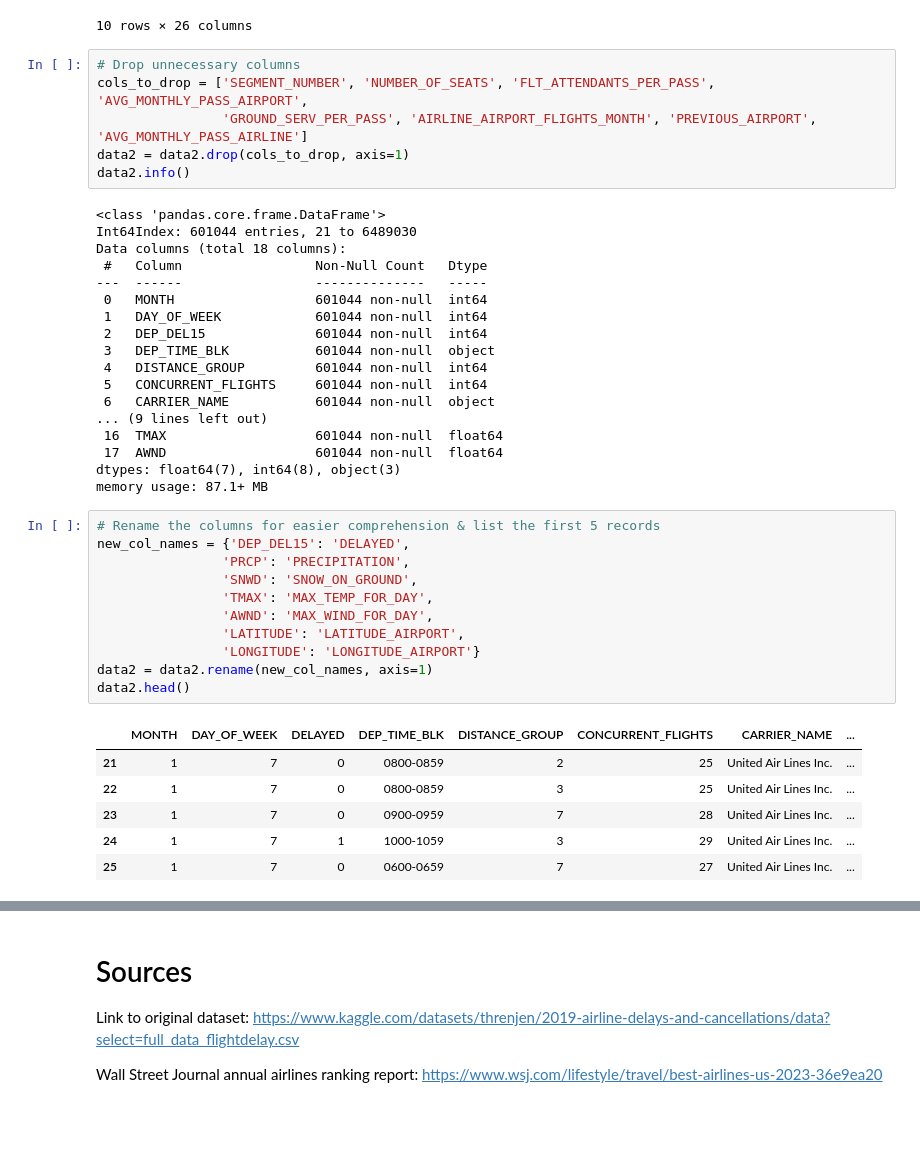
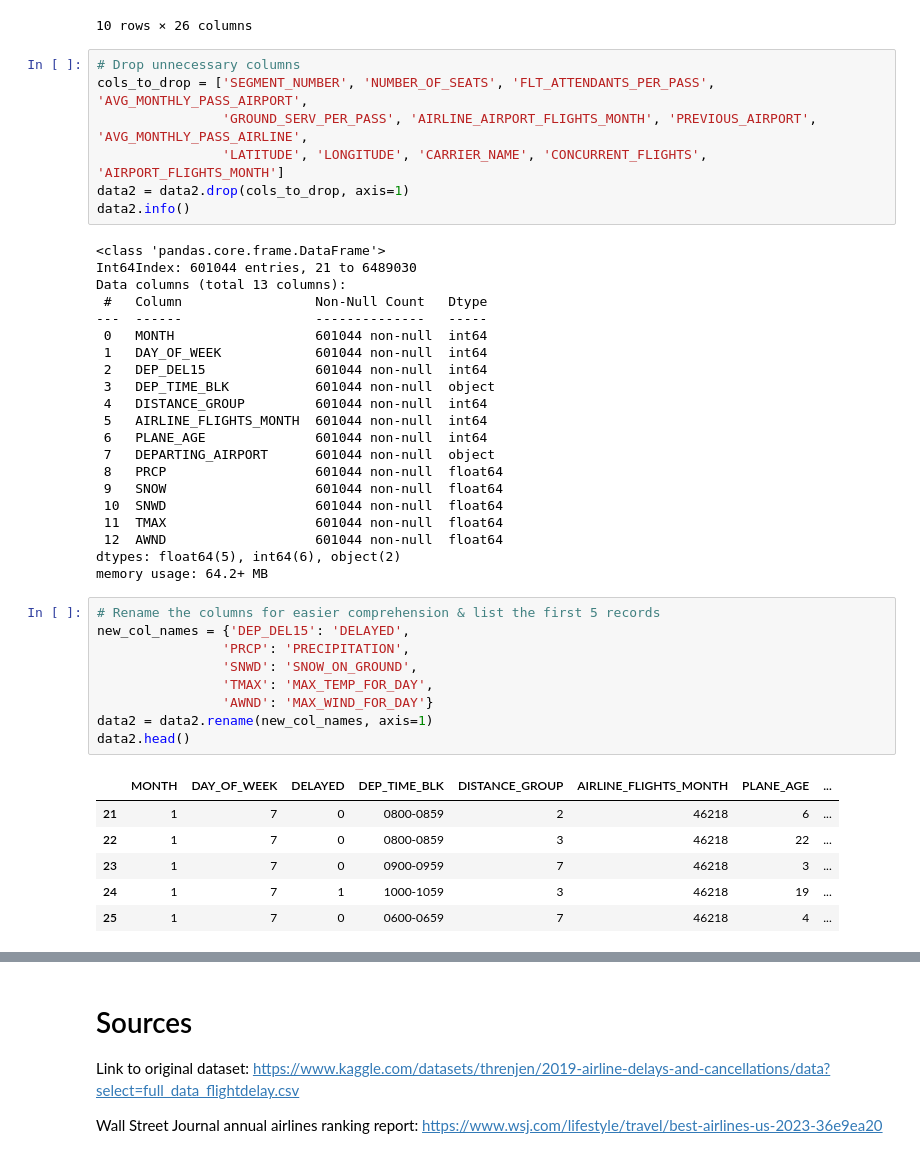
Before and after one commit to rookiescientist-andre/Whats-My-Flight-Status, a Jupyter notebook: flight_status_model.ipynb, the cells around one changed output, grey strips where cells are left out. Saved outputs shown, nothing was run; the diff lists cells and outputs as text; blank space fills up the shorter version.

```diff
--- a/flight_status_model.ipynb
+++ b/flight_status_model.ipynb
@@ -196,13 +181,14 @@ data2.head(10)
 # %%
 # Drop unnecessary columns
 cols_to_drop = ['SEGMENT_NUMBER', 'NUMBER_OF_SEATS', 'FLT_ATTENDANTS_PER_PASS', 'AVG_MONTHLY_PASS_AIRPORT',
-                'GROUND_SERV_PER_PASS', 'AIRLINE_AIRPORT_FLIGHTS_MONTH', 'PREVIOUS_AIRPORT', 'AVG_MONTHLY_PASS_AIRLINE']
+                'GROUND_SERV_PER_PASS', 'AIRLINE_AIRPORT_FLIGHTS_MONTH', 'PREVIOUS_AIRPORT', 'AVG_MONTHLY_PASS_AIRLINE',
+                'LATITUDE', 'LONGITUDE', 'CARRIER_NAME', 'CONCURRENT_FLIGHTS', 'AIRPORT_FLIGHTS_MONTH']
 data2 = data2.drop(cols_to_drop, axis=1)
 data2.info()
 # %% [output]
 <class 'pandas.core.frame.DataFrame'>
 Int64Index: 601044 entries, 21 to 6489030
-Data columns (total 18 columns):
+Data columns (total 13 columns):
  #   Column                 Non-Null Count   Dtype
 ---  ------                 --------------   -----
  0   MONTH                  601044 non-null  int64
@@ -210,31 +196,32 @@ Data columns (total 18 columns):
  2   DEP_DEL15              601044 non-null  int64
  3   DEP_TIME_BLK           601044 non-null  object
  4   DISTANCE_GROUP         601044 non-null  int64
- 5   CONCURRENT_FLIGHTS     601044 non-null  int64
- 6   CARRIER_NAME           601044 non-null  object
-... (9 lines left out)
- 16  TMAX                   601044 non-null  float64
- 17  AWND                   601044 non-null  float64
-dtypes: float64(7), int64(8), object(3)
-memory usage: 87.1+ MB
+ 5   AIRLINE_FLIGHTS_MONTH  601044 non-null  int64
+ 6   PLANE_AGE              601044 non-null  int64
+ 7   DEPARTING_AIRPORT      601044 non-null  object
+ 8   PRCP                   601044 non-null  float64
+ 9   SNOW                   601044 non-null  float64
+ 10  SNWD                   601044 non-null  float64
+ 11  TMAX                   601044 non-null  float64
+ 12  AWND                   601044 non-null  float64
+dtypes: float64(5), int64(6), object(2)
+memory usage: 64.2+ MB
 # %%
 # Rename the columns for easier comprehension & list the first 5 records
 new_col_names = {'DEP_DEL15': 'DELAYED',
                 'PRCP': 'PRECIPITATION',
                 'SNWD': 'SNOW_ON_GROUND',
                 'TMAX': 'MAX_TEMP_FOR_DAY',
-                'AWND': 'MAX_WIND_FOR_DAY',
-                'LATITUDE': 'LATITUDE_AIRPORT',
-                'LONGITUDE': 'LONGITUDE_AIRPORT'}
+                'AWND': 'MAX_WIND_FOR_DAY'}
 data2 = data2.rename(new_col_names, axis=1)
 data2.head()
 # %% [output]
-|  | MONTH | DAY_OF_WEEK | DELAYED | DEP_TIME_BLK | DISTANCE_GROUP | CONCURRENT_FLIGHTS | CARRIER_NAME | ... |
-| 21 | 1 | 7 | 0 | 0800-0859 | 2 | 25 | United Air Lines Inc. | ... |
-| 22 | 1 | 7 | 0 | 0800-0859 | 3 | 25 | United Air Lines Inc. | ... |
-| 23 | 1 | 7 | 0 | 0900-0959 | 7 | 28 | United Air Lines Inc. | ... |
-| 24 | 1 | 7 | 1 | 1000-1059 | 3 | 29 | United Air Lines Inc. | ... |
-| 25 | 1 | 7 | 0 | 0600-0659 | 7 | 27 | United Air Lines Inc. | ... |
+|  | MONTH | DAY_OF_WEEK | DELAYED | DEP_TIME_BLK | DISTANCE_GROUP | AIRLINE_FLIGHTS_MONTH | PLANE_AGE | ... |
+| 21 | 1 | 7 | 0 | 0800-0859 | 2 | 46218 | 6 | ... |
+| 22 | 1 | 7 | 0 | 0800-0859 | 3 | 46218 | 22 | ... |
+| 23 | 1 | 7 | 0 | 0900-0959 | 7 | 46218 | 3 | ... |
+| 24 | 1 | 7 | 1 | 1000-1059 | 3 | 46218 | 19 | ... |
+| 25 | 1 | 7 | 0 | 0600-0659 | 7 | 46218 | 4 | ... |
 # %%
 # Shift the target column to the end
 cols_at_end = ['DELAYED']
```
Also changed, not shown: parts of 9 cells of this notebook.
